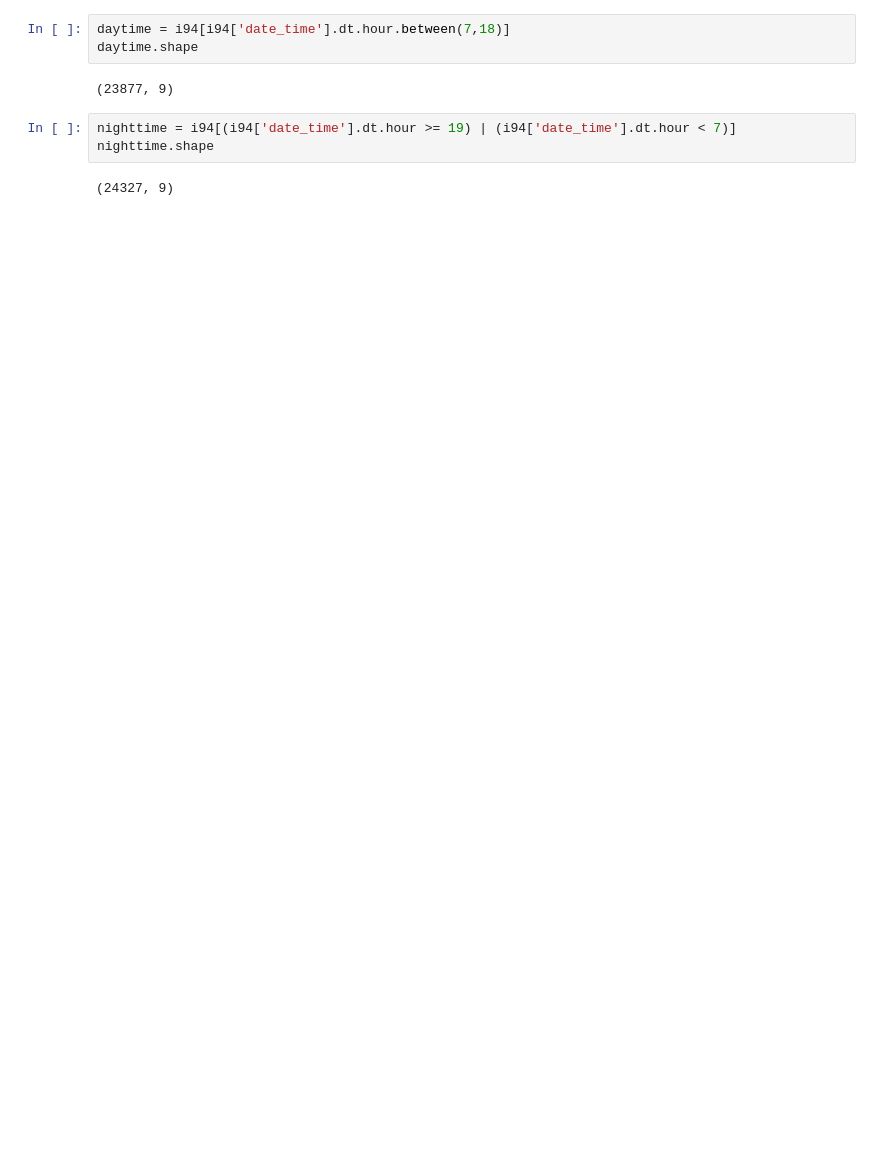
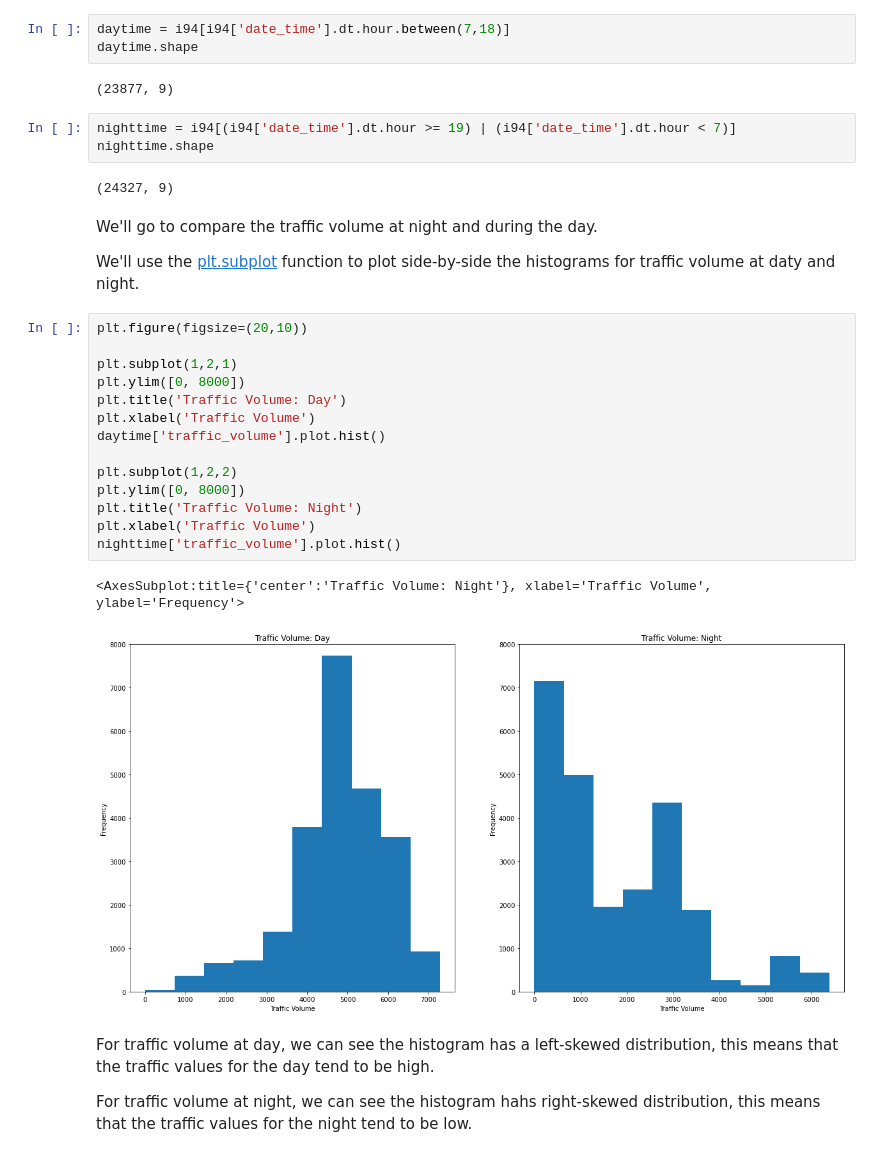
Before and after one commit to aguirredaniel/dataquest-projects, a Jupyter notebook: Finding_Heavy_Traffic_Indicators_I-94/Finding Heavy Traffic Indicators on I-94.ipynb, the cells around one changed output. Cells and saved outputs as stored; diff of their text form; blank space fills up the shorter version.

Commit message:
4. Traffic Volume: Day vs. Night (II)

```diff
--- a/Finding_Heavy_Traffic_Indicators_I-94/Finding Heavy Traffic Indicators on I-94.ipynb
+++ b/Finding_Heavy_Traffic_Indicators_I-94/Finding Heavy Traffic Indicators on I-94.ipynb
@@ -118,3 +110,28 @@ nighttime = i94[(i94['date_time'].dt.hour >= 19) | (i94['date_time'].dt.hour < 7
 nighttime.shape
 # %% [output]
 (24327, 9)
+# %% [markdown]
+We'll go to compare the traffic volume at night and during the day.
+
+We'll use the [plt.subplot]('https://matplotlib.org/stable/api/_as_gen/matplotlib.pyplot.subplot.html?highlight=subplot#matplotlib.pyplot.subplot') function to plot side-by-side the histograms for  traffic volume at daty and night.
+# %%
+plt.figure(figsize=(20,10))
+
+plt.subplot(1,2,1)
+plt.ylim([0, 8000])
+plt.title('Traffic Volume: Day')
+plt.xlabel('Traffic Volume')
+daytime['traffic_volume'].plot.hist()
+
+plt.subplot(1,2,2)
+plt.ylim([0, 8000])
+plt.title('Traffic Volume: Night')
+plt.xlabel('Traffic Volume')
+nighttime['traffic_volume'].plot.hist()
+# %% [output]
+<AxesSubplot:title={'center':'Traffic Volume: Night'}, xlabel='Traffic Volume', ylabel='Frequency'>
+[figure, added]
+# %% [markdown]
+For traffic volume at day, we can see the histogram has a left-skewed distribution, this means that the traffic values for the day tend to be high.
+
+For traffic volume at night, we can see the histogram hahs right-skewed distribution, this means that the traffic values for the night tend to be low.
```
Also changed, not shown: parts of 4 cells of this notebook.
